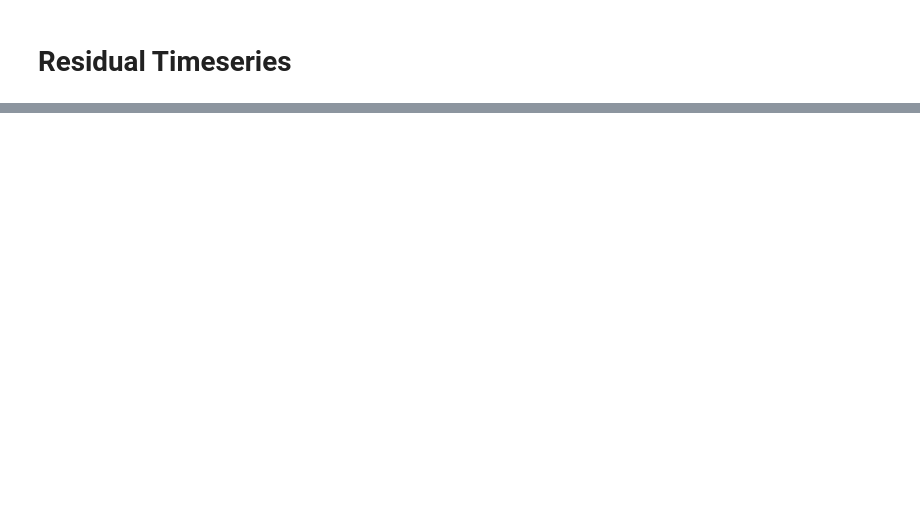
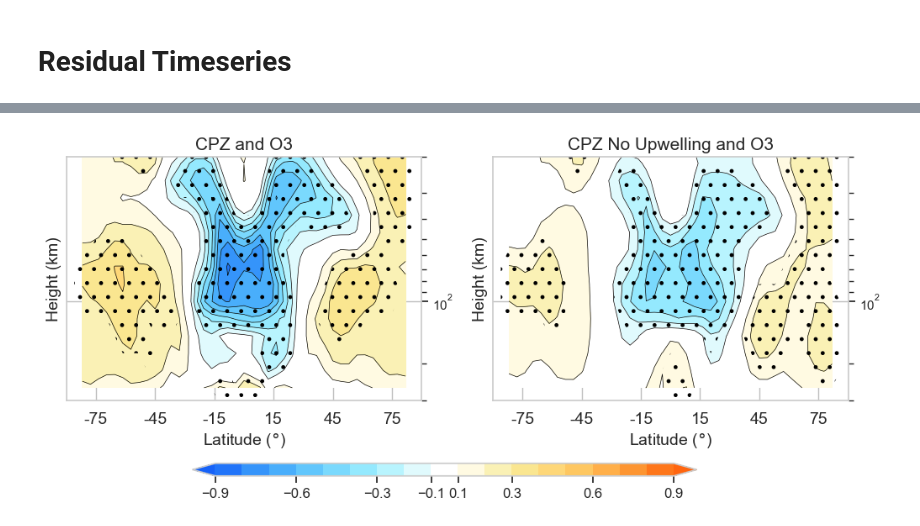
Before and after one commit to AodhanSweeney/TTLVariability, a Jupyter notebook: MLR_15NS.ipynb, the cells around one changed output, grey strips where cells are left out. Drawn from its saved outputs; the diff is of its cells as text; code cells hidden in the pictures; blank space fills up the shorter version.

```diff
--- a/MLR_15NS.ipynb
+++ b/MLR_15NS.ipynb
@@ -461,0 +504,14 @@ plt.legend()
+# %%
+print(np.shape(o3_anoms_ts))
+lats = np.linspace(-82,82,45)
+
+h2o_pressures = [1000.0, 825.4042, 681.29205, 562.3413, 464.15887,
+                 383.11868, 316.22775, 261.01572, 215.44347, 177.82794,
+                 146.77992, 121.15276, 100.0, 82.54042, 68.1292, 56.23413,
+                 46.41589, 38.311867, 31.622776, 26.101572, 21.544348,
+                 17.782795, 14.677993, 12.115276, 10.0, 8.254042, 6.8129206,
+                 5.623413, 4.6415887, 3.8311868, 3.1622777, 2.6101573, 2.1544347,
+                 1.7782794, 1.4677993, 1.2115277, 1.0, 0.68129206, 0.4641589,
+                 0.31622776, 0.21544346, 0.14677992, 0.1, 0.046415888, 0.021544347,
+                 0.01, 0.004641589, 0.0021544348, 0.001, 0.0004641589, 0.00021544346,
+                 1e-04, 4.6415887e-05, 2.1544347e-05, 1e-05]
@@ -461,0 +520,72 @@ plt.legend()
+# %%
+cpz_maps_zm_annual_mean = np.load(project_path + '/tempmaps/cpz_maps_zm_annual_mean.npy')
+lrz_maps_zm_annual_mean = np.load(project_path + '/tempmaps/lrz_maps_zm_annual_mean.npy')
+
+levels = np.array([-9,-8,-7,-6,-5,-4,-3,-2,-1,1,2,3,4,5,6,7,8,9])/10
+def profile_correlator(pc, varmap):
+    pc = pc/np.nanstd(pc)
+    r_map = []
+    sig_map = []
+    for x in range(0, len(varmap[0,:])):
+        r_x = []
+        sig_x = []
+        for y in range(len(varmap[0,0,:])):
+            temp_series = varmap[:,x,y]
+            temp_series_no_nans = temp_series[~np.isnan(temp_series)]
+            pc_non_nans = pc[~np.isnan(temp_series)]
+            try:
+                N = len(temp_series)
+                r = stats.pearsonr(temp_series_no_nans[:], pc_non_nans[:])[0]
+                r1_autocorrelation = stats.pearsonr(temp_series_no_nans[1:], temp_series_no_nans[:-1])[0]
+                r2_autocorrelation = stats.pearsonr(pc_non_nans[1:], pc_non_nans[:-1])[0]
+                N_star = N*((1-r1_autocorrelation*r2_autocorrelation)/
+                            (1+r1_autocorrelation*r2_autocorrelation))
+                tcrit = stats.t.ppf(1-0.025, N_star)
+                t = (r*np.sqrt(N_star - 2))/(np.sqrt(1 - r**2))
+                if abs(t) - tcrit > 0:
+                    significant = 1
+                else:
+                    significant = 0
+            except:
+                r = np.NaN
+                significant = 0
+            r_x.append(r)
+            sig_x.append(significant)
+        r_map.append(r_x)
+        sig_map.append(sig_x)
+    return(r_map, sig_map)
+
+cpt_corr_map = profile_correlator(cpz_ts, o3_anoms_ts[5:])
+cpz_corr_map = profile_correlator(CPZ_no_upwelling, o3_anoms_ts[5:])
+corr_maps = [cpt_corr_map, cpz_corr_map]
+titles = ['CPZ and O3', 'CPZ No Upwelling and O3']
+
+fig, axs = plt.subplots(1,2, figsize=(12,5))
+for i in range(2):
+    corr_map = corr_maps[i][0]
+    sig_map = corr_maps[i][1]
+    axs[i].set_title(titles[i], fontsize=15)
+    im = axs[i].contourf(np.linspace(-90,90,45), h2o_pressures, corr_map, levels=levels, cmap=custom_cmap, extend='both')
+    axs[i].contour(np.linspace(-90,90,45), h2o_pressures, corr_map, levels=levels, colors='black',
+                linewidths=0.5, linestyles=np.where(levels >= 0, "-", "-"), extend='both')
+    axs[i].contourf(np.linspace(-90,90,45), h2o_pressures, sig_map, levels=[-1, 0, 1], colors='none', hatches=[None,'.'])
+    axs[i].plot(np.linspace(-90,90,36)[12:24], cpz_maps_zm_annual_mean[12:24], color='black', linewidth=2)
+    axs[i].plot(np.linspace(-90,90,36), lrz_maps_zm_annual_mean, color='black', linewidth=2, linestyle='dashed')
+    #axs[i].set_yticks([5,10,15,20,25,30, 35,40])
+    #axs[i].set_yticklabels(labels=['5','10','15','20','25','30', '35', '40'], fontsize=14)
+    axs[i].set_xticks([-75, -45, -15,  15, 45, 75])
+    axs[i].set_xticklabels(labels=['-75', '-45', '-15',  '15', '45', '75'], fontsize=14)
+    axs[i].grid(color='black', alpha=0.25)
+    axs[i].set_xlabel('Latitude ($\degree$)', fontsize=14)
+    axs[i].set_ylabel('Height (km)', fontsize=14)
+    axs[i].set_ylim(axs[i].get_ylim()[::-1])
+    axs[i].set_yscale('log')
+    axs[i].yaxis.tick_right()
+    axs[i].set_ylim(300,20)
+
+fig.subplots_adjust(bottom=0.3)
+cbar_cf = fig.add_axes([0.25, 0.12, 0.5, 0.03])
+fig.colorbar(im, cax=cbar_cf, orientation='horizontal', ticks=[-.9, -.6,-.3,-.1,.1, .3,.6,.9])
+cbar_cf.tick_params(labelsize=12)
+# %% [output]
+[figure, added]
```
Also changed, not shown: parts of 14 cells of this notebook, 7 other files.
